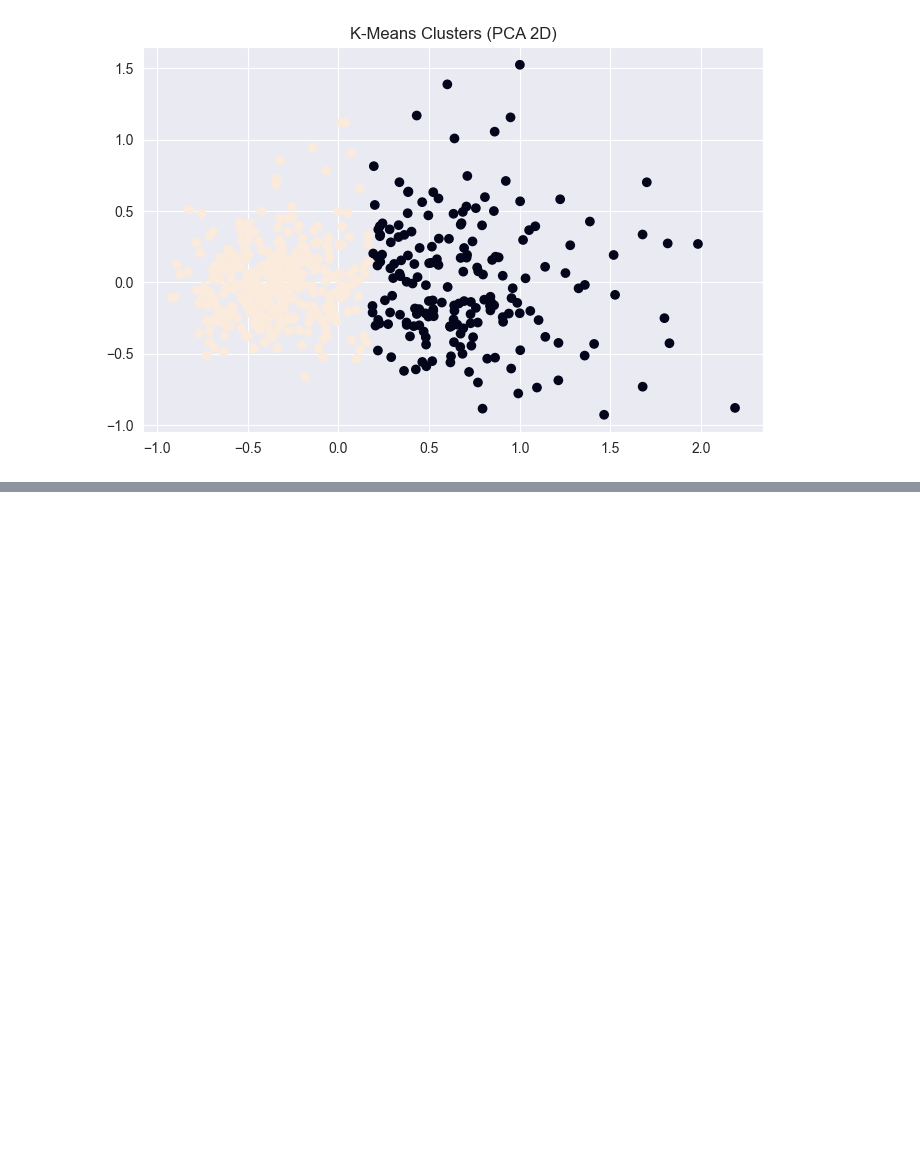
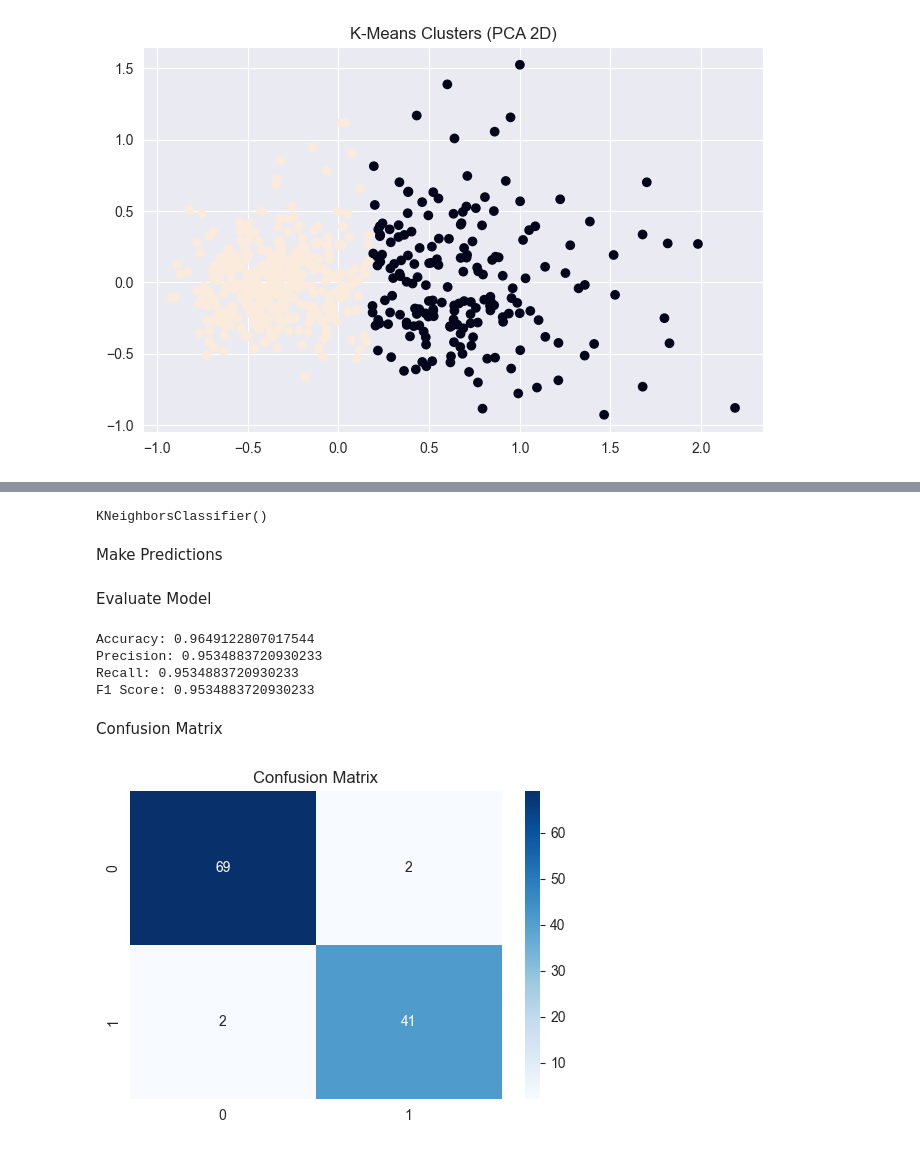
Before and after one commit to ARNOB663/Breast-Cancer-Diagnosis-Prediction-using-KNN-and-K-Means-Clustering, a Jupyter notebook: breast_cancer_knn_kmeans.ipynb, the cells around one changed output, grey strips where cells are left out. Drawn from its saved outputs; the diff is of its cells as text; code cells hidden in the pictures; blank space fills up the shorter version.

Commit message:
traning knn Model testing with testing data and eveluatetion the model with f1 score with

```diff
--- a/breast_cancer_knn_kmeans.ipynb
+++ b/breast_cancer_knn_kmeans.ipynb
@@ -132,0 +135,38 @@ plt.show()
+# %%
+knn = KNeighborsClassifier(n_neighbors=5)
+knn.fit(X_train, y_train)
+# %% [output]
+KNeighborsClassifier()
+# %% [markdown]
+Make Predictions
+# %%
+y_pred = knn.predict(X_test)
+# %% [markdown]
+Evaluate Model
+# %%
+acc = accuracy_score(y_test, y_pred)
+prec = precision_score(y_test, y_pred)
+rec = recall_score(y_test, y_pred)
+f1 = f1_score(y_test, y_pred)
+
+print("Accuracy:", acc)
+print("Precision:", prec)
+print("Recall:", rec)
+print("F1 Score:", f1)
+# %% [output]
+Accuracy: 0.9649122807017544
+Precision: 0.9534883720930233
+Recall: 0.9534883720930233
+F1 Score: 0.9534883720930233
+# %% [markdown]
+Confusion Matrix
+# %%
+cm = confusion_matrix(y_test, y_pred)
+
+plt.figure(figsize=(6,4))
+sns.heatmap(cm, annot=True, fmt="d", cmap="Blues")
+plt.title("Confusion Matrix")
+plt.savefig("confusion_matrix.png")
+plt.show()
+# %% [output]
+[figure, added]
```
Also changed, not shown: parts of 1 cell of this notebook, 1 other file.
